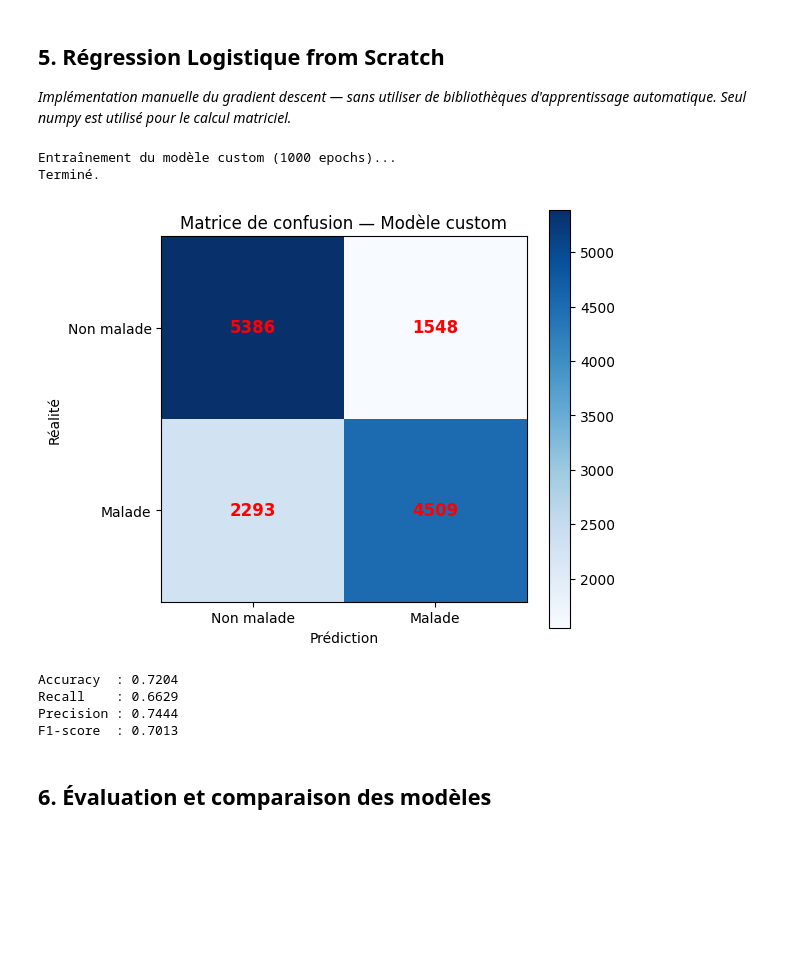
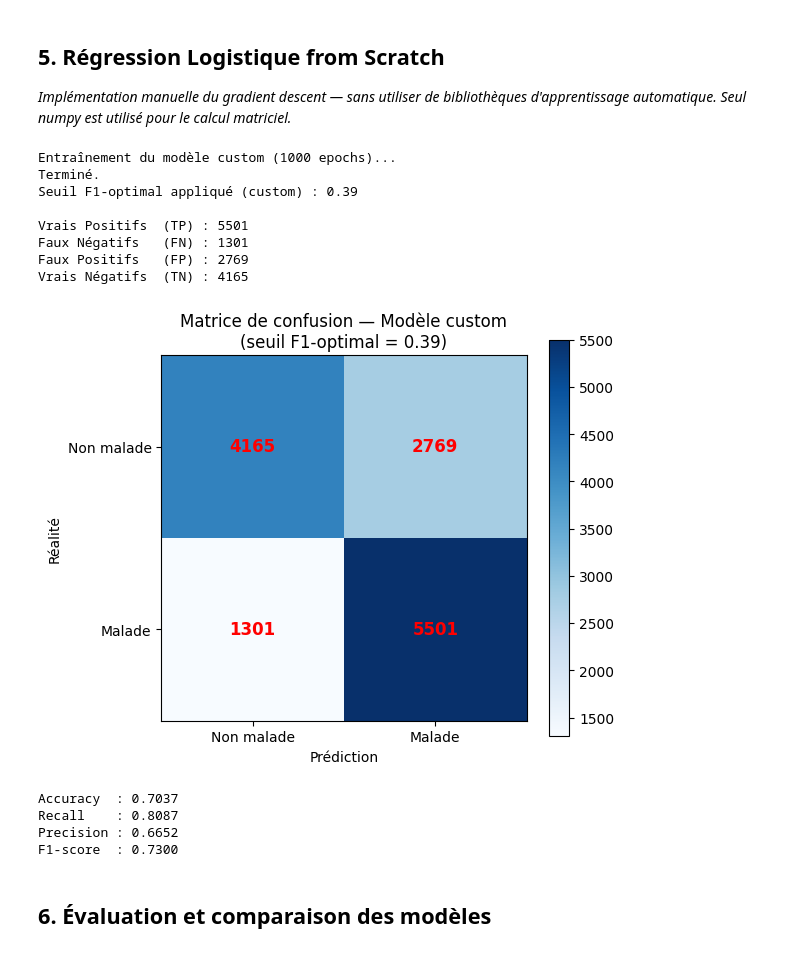
Before and after one commit to axel-achart/cardio-vasc-risks, a Jupyter notebook: exploration.ipynb, the cells around one changed output. Cells and saved outputs as stored; diff of their text form; code cells hidden in the pictures; blank space fills up the shorter version.

```diff
--- a/exploration.ipynb
+++ b/exploration.ipynb
@@ -400,12 +436,20 @@ class LogisticRegressionCustom:
     def predict_proba(self, X):
         return self.sigmoid(X @ self.weights + self.bias)
 
-    def predict(self, X):
-        return [1 if p > 0.5 else 0 for p in self.predict_proba(X)]
+    def predict(self, X, threshold=0.5):
+        return (self.predict_proba(X) >= threshold).astype(int)
 
 
 # ── Chargement et normalisation (sans sklearn) ──
+# Colonnes du CSV : age(0), genre(1), taille(2), poids(3), systolic(4),
+#                   diastolic(5), cholestrol(6), glucose(7), fumeur(8), alcool(9), sportif(10)
 X_c, y_c = load_csv("data/clean/cardio_train_clean.csv")
+
+# Feature engineering identique au modèle sklearn (comparaison équitable)
+bmi_c          = X_c[:, 3] / (X_c[:, 2] / 100) ** 2
+pression_diff_c = X_c[:, 4] - X_c[:, 5]
+X_c = np.column_stack([X_c, bmi_c, pression_diff_c])
+
 X_mean, X_std = X_c.mean(axis=0), X_c.std(axis=0)
 X_c_scaled = (X_c - X_mean) / X_std
 
@@ -420,45 +464,73 @@ model_custom = LogisticRegressionCustom(lr=0.01, epochs=1000)
 model_custom.fit(X_tr_c, y_tr_c)
 print("Terminé.")
 
-# ── Prédictions et métriques ──
-preds_c = model_custom.predict(X_te_c)
+# ── Recherche du seuil F1-optimal (même logique que le modèle sklearn) ──
+probas_c = model_custom.predict_proba(X_te_c)
+best_thresh_c, best_f1_c = 0.5, 0.0
+for t in np.arange(0.30, 0.70, 0.01):
+    preds_t = (probas_c >= t).astype(int)
+    TP_ = np.sum((preds_t == 1) & (y_te_c == 1))
+    FP_ = np.sum((preds_t == 1) & (y_te_c == 0))
+    FN_ = np.sum((preds_t == 0) & (y_te_c == 1))
+    prec_ = TP_ / (TP_ + FP_) if (TP_ + FP_) > 0 else 0
+    rec_  = TP_ / (TP_ + FN_) if (TP_ + FN_) > 0 else 0
+    f1_t  = 2 * prec_ * rec_ / (prec_ + rec_) if (prec_ + rec_) > 0 else 0
+    if f1_t > best_f1_c:
+        best_f1_c = f1_t
+        best_thresh_c = t
+
+seuil_c = best_thresh_c
+print(f"Seuil F1-optimal appliqué (custom) : {seuil_c:.2f}")
+
+preds_c = model_custom.predict(X_te_c, threshold=seuil_c)
 cm_c = confusion_matrix_custom(y_te_c, preds_c)
 TN, FP, FN, TP_val = cm_c[0, 0], cm_c[0, 1], cm_c[1, 0], cm_c[1, 1]
 
 accuracy_2  = (TP_val + TN) / (TP_val + TN + FP + FN)
 recall_2    = TP_val / (TP_val + FN)  if (TP_val + FN) > 0 else 0
 precision_2 = TP_val / (TP_val + FP)  if (TP_val + FP) > 0 else 0
 f1_2 = (2 * precision_2 * recall_2 / (precision_2 + recall_2)
         if (precision_2 + recall_2) > 0 else 0)
 
+print(f"\nVrais Positifs  (TP) : {TP_val}")
+print(f"Faux Négatifs   (FN) : {FN}")
+print(f"Faux Positifs   (FP) : {FP}")
+print(f"Vrais Négatifs  (TN) : {TN}")
+
 # ── Affichage matrice de confusion ──
 plt.figure(figsize=(6, 5))
 plt.imshow(cm_c, cmap='Blues')
-plt.title("Matrice de confusion — Modèle custom")
+plt.title(f"Matrice de confusion — Modèle custom\n(seuil F1-optimal = {seuil_c:.2f})")
 plt.xlabel("Prédiction")
 plt.ylabel("Réalité")
 plt.colorbar()
 plt.xticks([0, 1], ['Non malade', 'Malade'])
 plt.yticks([0, 1], ['Non malade', 'Malade'])
 for i in range(2):
     for j in range(2):
         plt.text(j, i, cm_c[i, j], ha='center', va='center',
                  color='red', fontsize=12, fontweight='bold')
 plt.tight_layout()
 plt.show()
 
 print(f"Accuracy  : {accuracy_2:.4f}")
 print(f"Recall    : {recall_2:.4f}")
 print(f"Precision : {precision_2:.4f}")
 print(f"F1-score  : {f1_2:.4f}")
 # %% [output]
 Entraînement du modèle custom (1000 epochs)...
 Terminé.
+Seuil F1-optimal appliqué (custom) : 0.39
+
+Vrais Positifs  (TP) : 5501
+Faux Négatifs   (FN) : 1301
+Faux Positifs   (FP) : 2769
+Vrais Négatifs  (TN) : 4165
-[figure, old version]
+[figure, new version]
-Accuracy  : 0.7204
-Recall    : 0.6629
-Precision : 0.7444
-F1-score  : 0.7013
+Accuracy  : 0.7037
+Recall    : 0.8087
+Precision : 0.6652
+F1-score  : 0.7300
 # %% [markdown]
 ## 6. Évaluation et comparaison des modèles
 # %%
```
Also changed, not shown: parts of 5 cells of this notebook.
